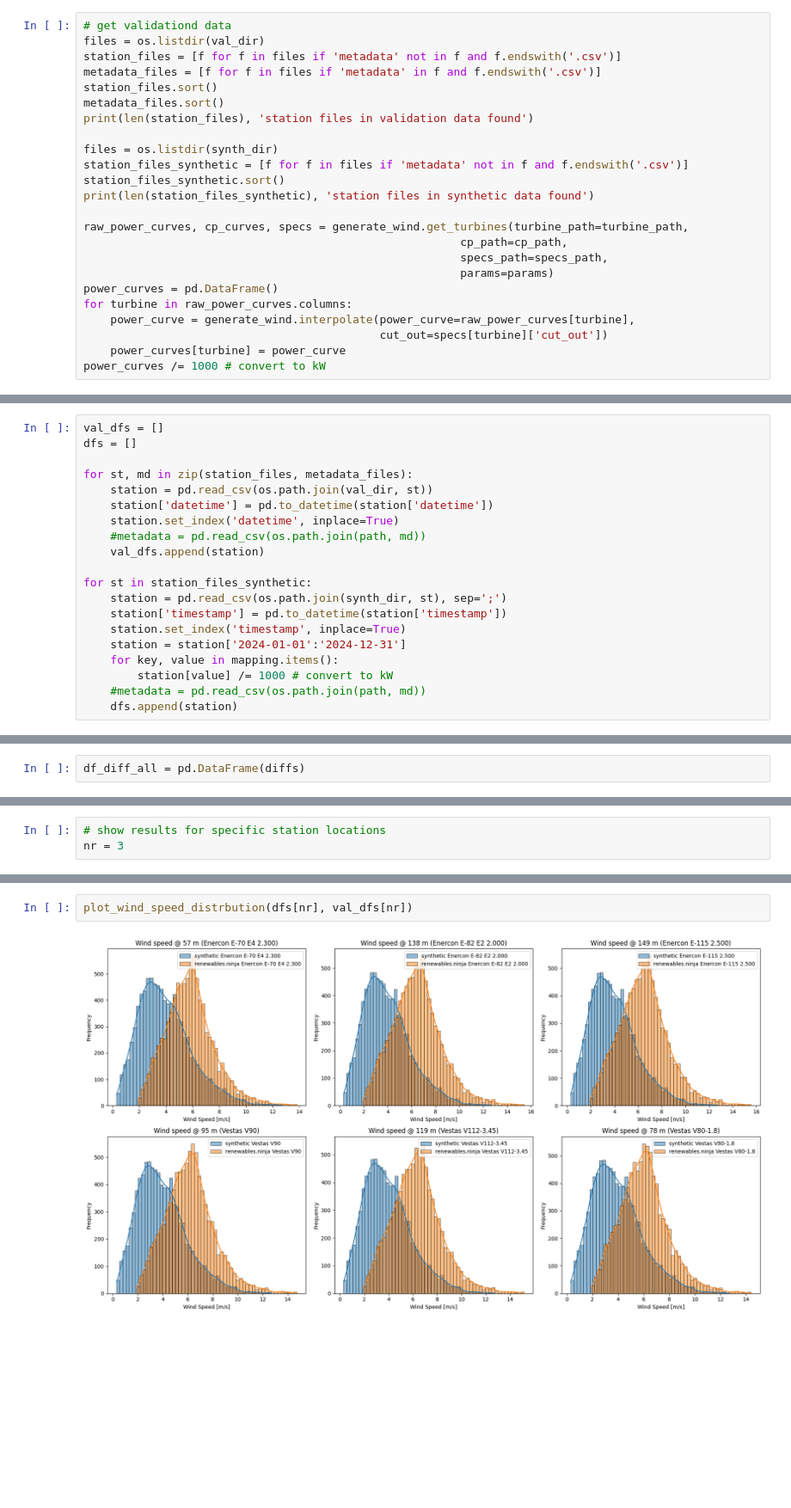
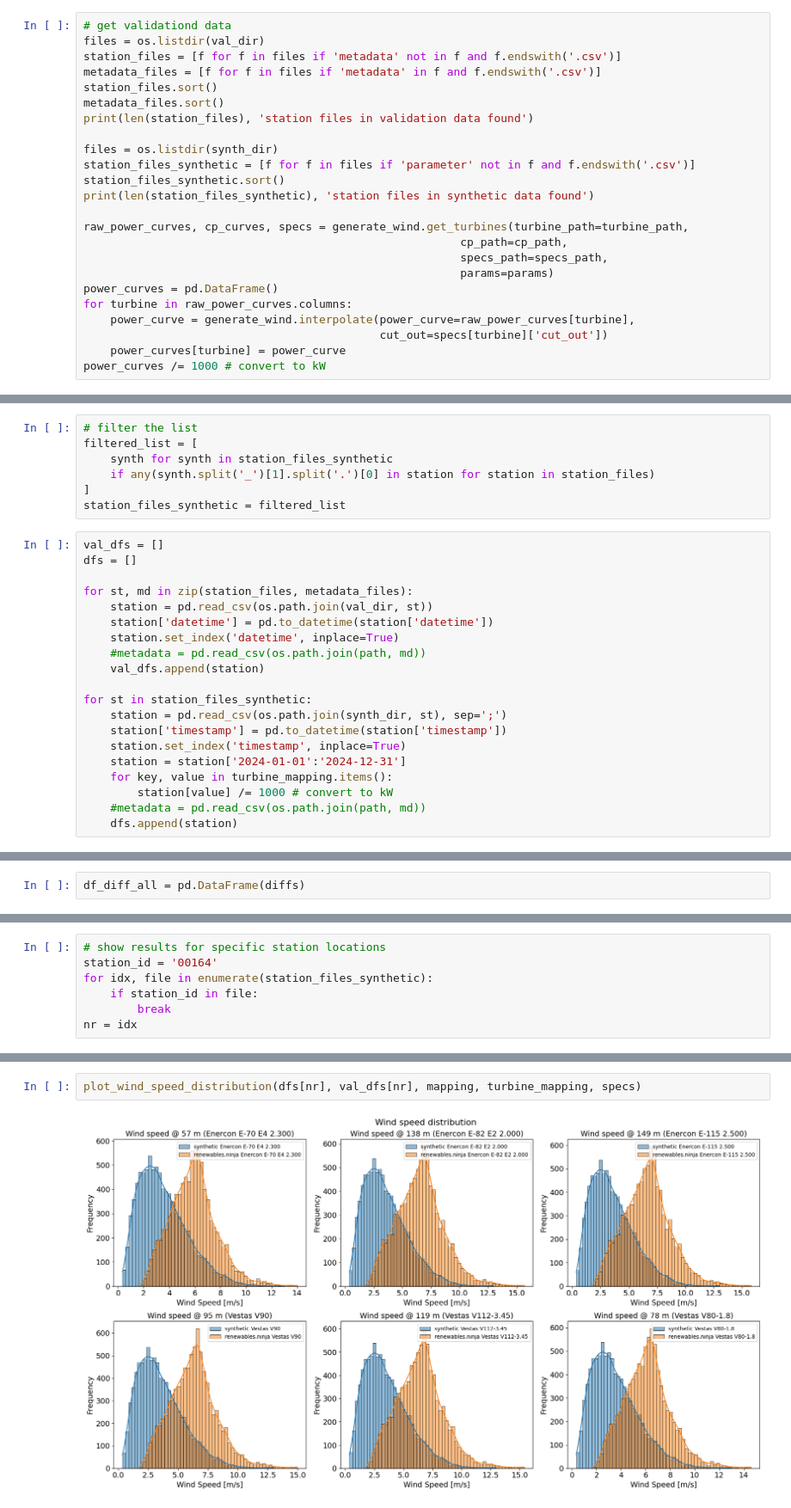
Before and after one commit to vikwal/synthetic_re_data_generation, a Jupyter notebook: renewablesninja.ipynb, the cells around one changed output, grey strips where cells are left out. Shown at 86% size. Saved outputs shown, nothing was run; the diff lists cells and outputs as text; blank space fills up the shorter version.

```diff
--- a/renewablesninja.ipynb
+++ b/renewablesninja.ipynb
@@ -44,7 +52,7 @@ metadata_files.sort()
 print(len(station_files), 'station files in validation data found')
 
 files = os.listdir(synth_dir)
-station_files_synthetic = [f for f in files if 'metadata' not in f and f.endswith('.csv')]
+station_files_synthetic = [f for f in files if 'parameter' not in f and f.endswith('.csv')]
 station_files_synthetic.sort()
 print(len(station_files_synthetic), 'station files in synthetic data found')
 
@@ -64,3 +72,10 @@ power_curves /= 1000 # convert to kW
+# %%
+# filter the list
+filtered_list = [
+    synth for synth in station_files_synthetic
+    if any(synth.split('_')[1].split('.')[0] in station for station in station_files)
+]
+station_files_synthetic = filtered_list
 # %%
 val_dfs = []
 dfs = []
@@ -77,7 +92,7 @@ for st in station_files_synthetic:
     station['timestamp'] = pd.to_datetime(station['timestamp'])
     station.set_index('timestamp', inplace=True)
     station = station['2024-01-01':'2024-12-31']
-    for key, value in mapping.items():
+    for key, value in turbine_mapping.items():
         station[value] /= 1000 # convert to kW
     #metadata = pd.read_csv(os.path.join(path, md))
     dfs.append(station)
@@ -284,4 +359,8 @@ plt.show()
 # %%
 # show results for specific station locations
-nr = 3
+station_id = '00164'
+for idx, file in enumerate(station_files_synthetic):
+    if station_id in file:
+        break
+nr = idx
 # %%
@@ -295,5 +374,5 @@ plot_power_distribution(dfs[nr], val_dfs[nr])
 # %%
-plot_wind_speed_distrbution(dfs[nr], val_dfs[nr])
+plot_wind_speed_distribution(dfs[nr], val_dfs[nr], mapping, turbine_mapping, specs)
 # %% [output]
-[figure, old version]
+[figure, new version]
 # %%
```
Also changed, not shown: parts of 14 cells of this notebook, 2 other files.
